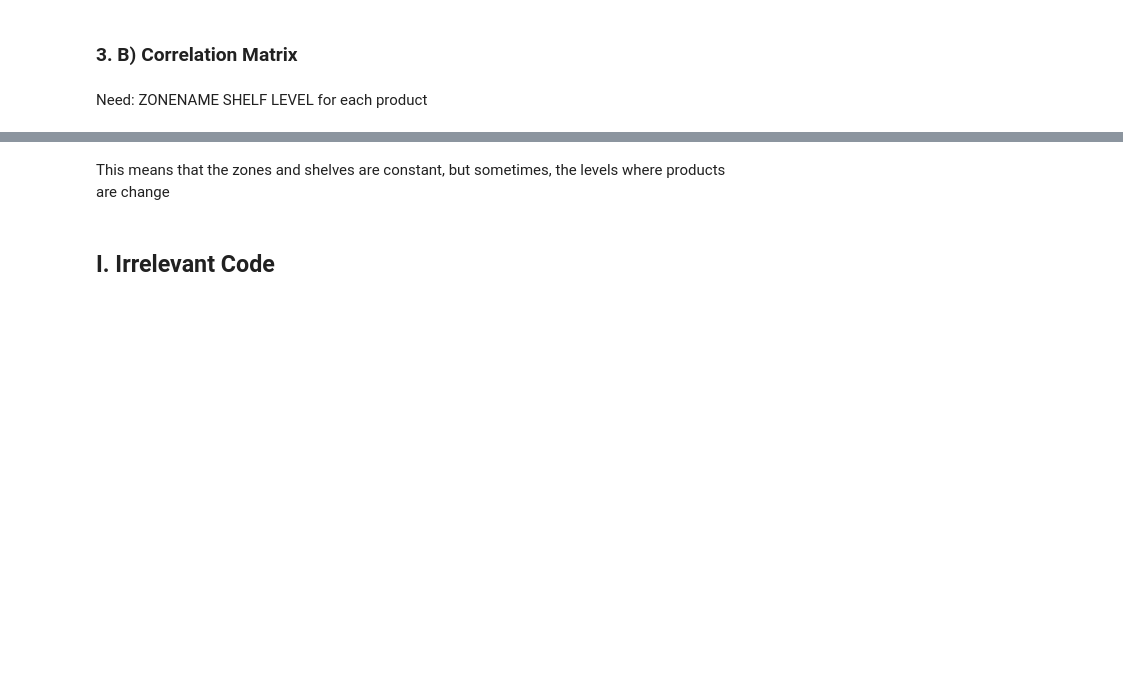
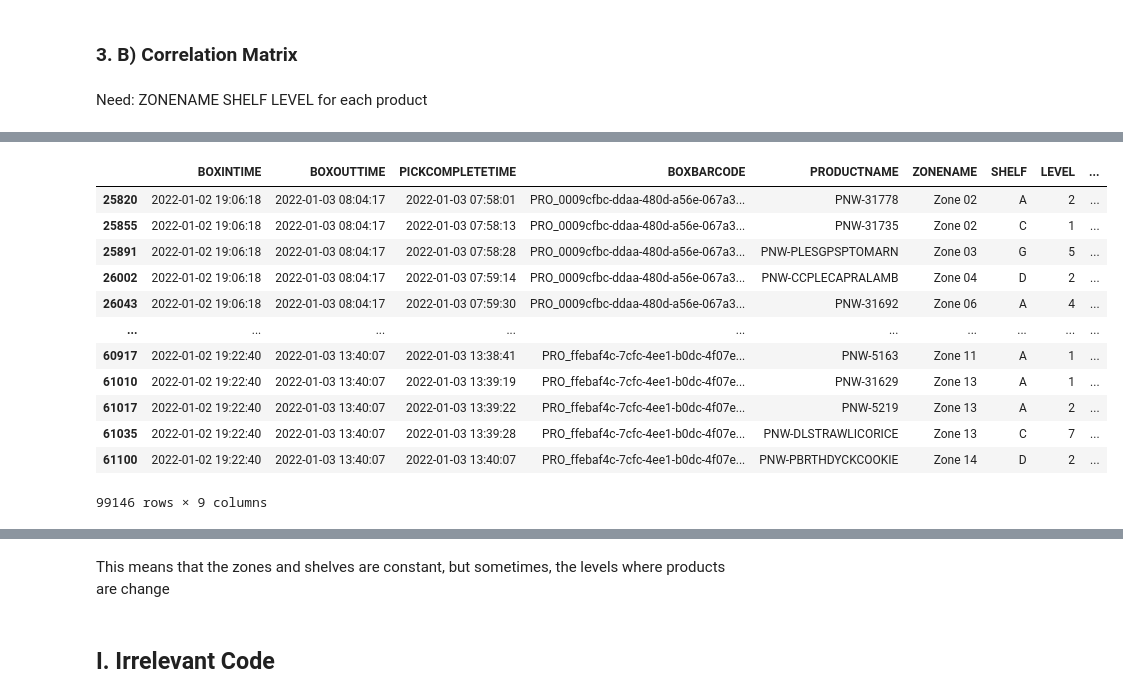
Before and after one commit to oostendo/2022-SI699-011, a Jupyter notebook: lyc-icee/Analysis 1.ipynb, the cells around one changed output, grey strips where cells are left out. Drawn from its saved outputs; the diff is of its cells as text; code cells hidden in the pictures; blank space fills up the shorter version.

```diff
--- a/lyc-icee/Analysis 1.ipynb
+++ b/lyc-icee/Analysis 1.ipynb
@@ -14,8 +24,12 @@ import pandas as pd
 # %% [markdown]
 ## 1. Loading and Viewing Data
 # %%
+time_stamps_lst = ["TIMESTAMP_UTC","PICK_TIMESTAMP_LOCAL","BOXINTIME",
+                   "DELIVERYDATE","BOXOUTTIME","PICKCOMPLETETIME","PICKORDERSUBMITTIME",
+                   "PICKORDERSTARTTIME","PICKORDERENDTIME"]
+
 wd='UMich_Sample_Data/'
-b=pd.read_csv(wd+'UMich-SampleData-PicksMadePNW-Jan3.csv')
+b=pd.read_csv(wd+'UMich-SampleData-PicksMadePNW-Jan3.csv', parse_dates = time_stamps_lst)
 # %% [markdown]
 Note:
 - TIMESTAMP_UTC appears to be whenever that record was made.
@@ -140,3 +352,10 @@ There's a fun little logistic distribution
 ### 3. B) Correlation Matrix
 # %% [markdown]
 Need: ZONENAME	SHELF	LEVEL for each product
+# %%
+df_zone=b[["BOXINTIME",'BOXOUTTIME','PICKCOMPLETETIME','BOXBARCODE','PRODUCTNAME',"ZONENAME","SHELF","LEVEL"]]
+# sort by BOXCODE, PICKUPTIME
+df_zone_sorted = df_zone.sort_values(by = ["BOXBARCODE","PICKCOMPLETETIME"], ascending= True).copy()
+df_zone_dup_drop = df_zone_sorted.drop_duplicates(subset=["BOXBARCODE","PRODUCTNAME"], keep="last")
+display(df_zone_dup_drop.shape)
+display(df_zone_dup_drop.head())
@@ -142,0 +370,2 @@ Need: ZONENAME	SHELF	LEVEL for each product
+# %%
+df_zone_dup_drop["LEVEL"] = df_zone_dup_drop["LEVEL"].astype(str)
@@ -142,0 +374,16 @@ Need: ZONENAME	SHELF	LEVEL for each product
+# %%
+df_zone_dup_drop
+# %% [output]
+|  | BOXINTIME | BOXOUTTIME | PICKCOMPLETETIME | BOXBARCODE | PRODUCTNAME | ZONENAME | SHELF | LEVEL | ... |
+| 25820 | 2022-01-02 19:06:18 | 2022-01-03 08:04:17 | 2022-01-03 07:58:01 | PRO_0009cfbc-ddaa-480d-a56e-067a3... | PNW-31778 | Zone 02 | A | 2 | ... |
+| 25855 | 2022-01-02 19:06:18 | 2022-01-03 08:04:17 | 2022-01-03 07:58:13 | PRO_0009cfbc-ddaa-480d-a56e-067a3... | PNW-31735 | Zone 02 | C | 1 | ... |
+| 25891 | 2022-01-02 19:06:18 | 2022-01-03 08:04:17 | 2022-01-03 07:58:28 | PRO_0009cfbc-ddaa-480d-a56e-067a3... | PNW-PLESGPSPTOMARN | Zone 03 | G | 5 | ... |
+| 26002 | 2022-01-02 19:06:18 | 2022-01-03 08:04:17 | 2022-01-03 07:59:14 | PRO_0009cfbc-ddaa-480d-a56e-067a3... | PNW-CCPLECAPRALAMB | Zone 04 | D | 2 | ... |
+| 26043 | 2022-01-02 19:06:18 | 2022-01-03 08:04:17 | 2022-01-03 07:59:30 | PRO_0009cfbc-ddaa-480d-a56e-067a3... | PNW-31692 | Zone 06 | A | 4 | ... |
+| ... | ... | ... | ... | ... | ... | ... | ... | ... | ... |
+| 60917 | 2022-01-02 19:22:40 | 2022-01-03 13:40:07 | 2022-01-03 13:38:41 | PRO_ffebaf4c-7cfc-4ee1-b0dc-4f07e... | PNW-5163 | Zone 11 | A | 1 | ... |
+| 61010 | 2022-01-02 19:22:40 | 2022-01-03 13:40:07 | 2022-01-03 13:39:19 | PRO_ffebaf4c-7cfc-4ee1-b0dc-4f07e... | PNW-31629 | Zone 13 | A | 1 | ... |
+| 61017 | 2022-01-02 19:22:40 | 2022-01-03 13:40:07 | 2022-01-03 13:39:22 | PRO_ffebaf4c-7cfc-4ee1-b0dc-4f07e... | PNW-5219 | Zone 13 | A | 2 | ... |
+| 61035 | 2022-01-02 19:22:40 | 2022-01-03 13:40:07 | 2022-01-03 13:39:28 | PRO_ffebaf4c-7cfc-4ee1-b0dc-4f07e... | PNW-DLSTRAWLICORICE | Zone 13 | C | 7 | ... |
+| 61100 | 2022-01-02 19:22:40 | 2022-01-03 13:40:07 | 2022-01-03 13:40:07 | PRO_ffebaf4c-7cfc-4ee1-b0dc-4f07e... | PNW-PBRTHDYCKCOOKIE | Zone 14 | D | 2 | ... |
+99146 rows × 9 columns
```
Also changed, not shown: parts of 43 cells of this notebook.
